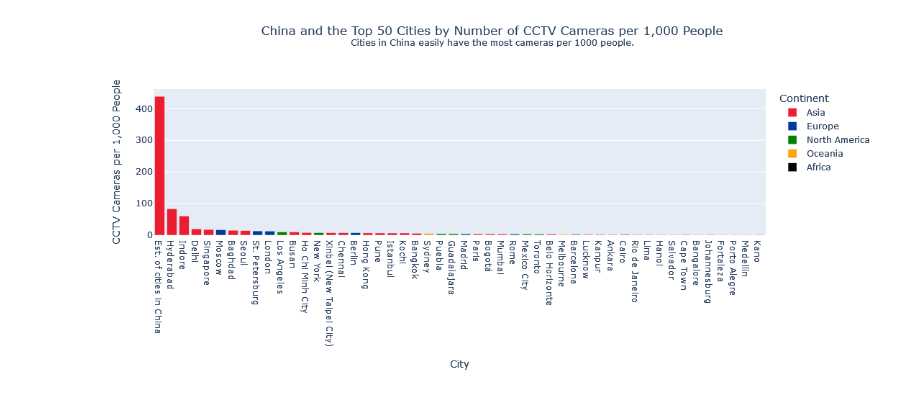
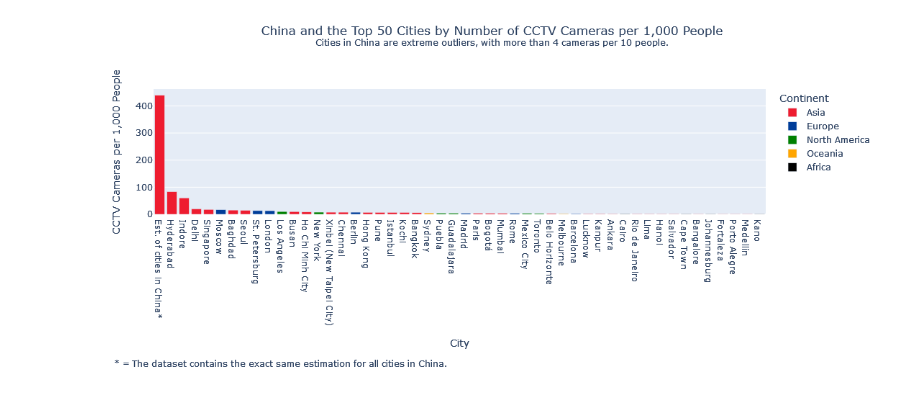
Before and after one commit to dejessias/Surveillance-Crime, a Jupyter notebook: docs/cameras_bargraph.ipynb, the cells around one changed output. Saved outputs shown, nothing was run; the diff lists cells and outputs as text; code cells hidden in the pictures.

Commit message:
Final changes to graph, story to come

```diff
--- a/docs/cameras_bargraph.ipynb
+++ b/docs/cameras_bargraph.ipynb
@@ -45,7 +45,7 @@ china_mean = df[df['Country'] == 'China']['# of CCTV Cameras per 1,000 People'].
 
 # Create a new DataFrame for the mean value
 mean_china_df = pd.DataFrame({
-    'City': ['Est. of cities in China'],
+    'City': ['Est. of cities in China*'],
     '# of CCTV Cameras per 1,000 People': [china_mean],
     'Continent': ['Asia'],
     'Country': ['China']
@@ -68,33 +68,42 @@ color_map = {
     'North America': 'green',
     'South America': 'yellow',
     'Africa': 'black',
     'Oceania': 'orange',
     'Other': 'grey'
 }
 
 # Create the bar graph
 fig = px.bar(top_50_df, x='City', y='# of CCTV Cameras per 1,000 People', color='Continent',
-             title='China and the Top 50 Cities by Number of CCTV Cameras per 1,000 People<br><sup>Cities in China easily have the most cameras per 1000 people.</sup>',
+             title='China and the Top 50 Cities by Number of CCTV Cameras per 1,000 People<br><sup>Cities in China are extreme outliers, with more than 4 cameras per 10 people.</sup>',
              hover_data={'Country': True}, color_discrete_map=color_map,
              labels={'# of CCTV Cameras per 1,000 People': 'CCTV Cameras per 1,000 People'})
 
 # Customize hover label formatting
 fig.update_traces(
     hovertemplate='City: %{x}<br>Country: %{customdata[0]}<br># of CCTV Cameras per 1000 people: %{y}'
 )
 
 
 fig.update_layout(
     height = 500,
     xaxis={'categoryorder':'total descending'},
     title={
         'y':0.95,
         'x':0.5,
         'xanchor': 'center',
         'yanchor': 'top'
-    }
+    },
+    margin={'b': 226, 't': 100}
 )
 
+fig.add_annotation(x=-0.07, y=-1.25,
+                   xref="paper", yref="paper",
+                   align='left',
+                   xanchor='left', yanchor='bottom',
+                   showarrow=False,
+                   text='* = The dataset contains the exact same estimation for all cities in China.'
+                  )
+
 fig.show()
 # %% [output]
-[figure, old version]
+[figure, new version]
```
Also changed, not shown: 38 other files.
